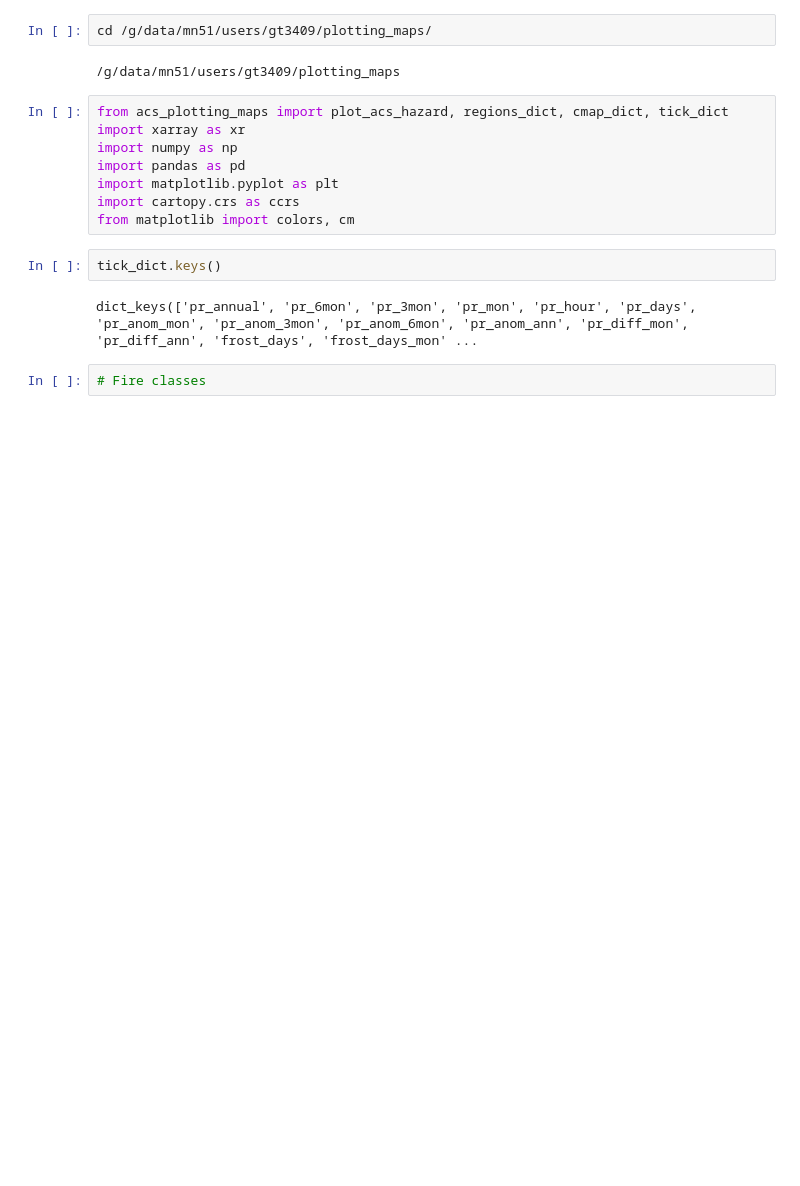
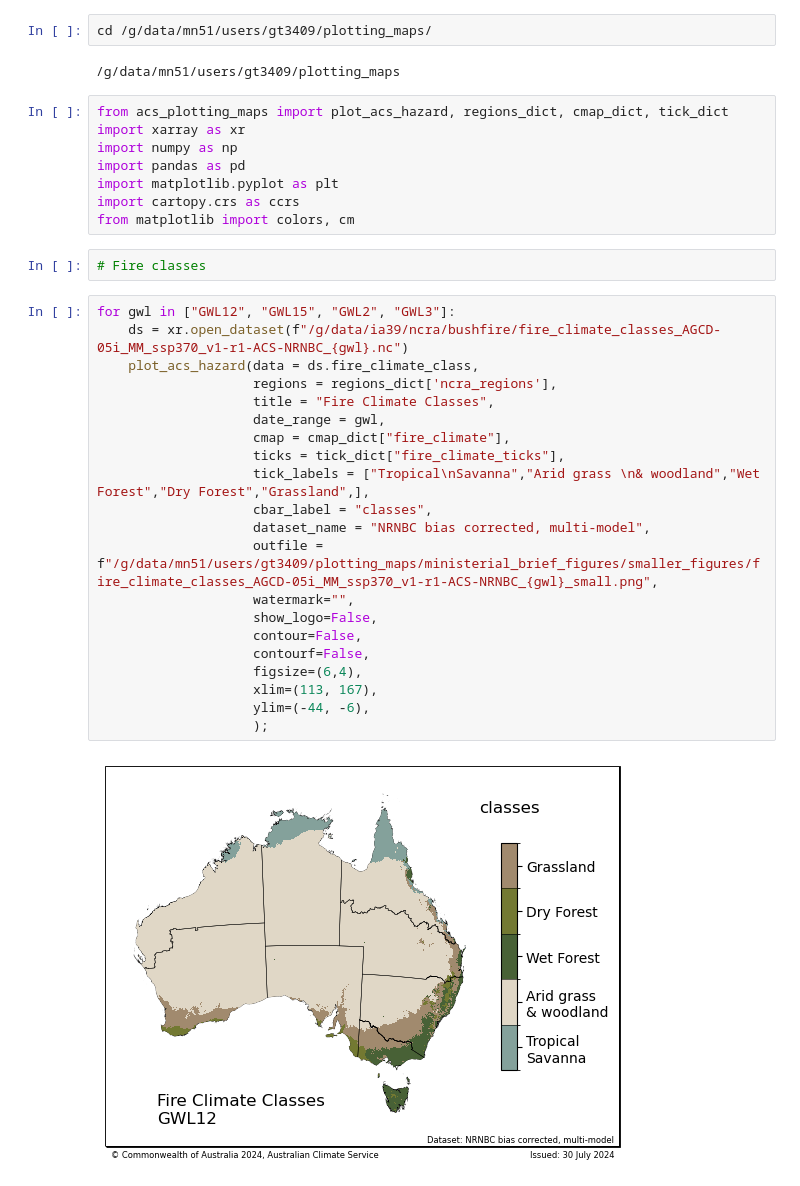
Before and after one commit to AusClimateService/plotting_maps, a Jupyter notebook: ministerial_brief.ipynb, the cells around one changed output. Saved outputs shown, nothing was run; the diff lists cells and outputs as text; blank space fills up the shorter version.

```diff
--- a/ministerial_brief.ipynb
+++ b/ministerial_brief.ipynb
@@ -10,9 +10,28 @@ import pandas as pd
 import matplotlib.pyplot as plt
 import cartopy.crs as ccrs
 from matplotlib import colors, cm
-# %%
-tick_dict.keys()
-# %% [output]
-dict_keys(['pr_annual', 'pr_6mon', 'pr_3mon', 'pr_mon', 'pr_hour', 'pr_days', 'pr_anom_mon', 'pr_anom_3mon', 'pr_anom_6mon', 'pr_anom_ann', 'pr_diff_mon', 'pr_diff_ann', 'frost_days', 'frost_days_mon' ...
 # %%
 # Fire classes
+# %%
+for gwl in ["GWL12", "GWL15", "GWL2", "GWL3"]:
+    ds = xr.open_dataset(f"/g/data/ia39/ncra/bushfire/fire_climate_classes_AGCD-05i_MM_ssp370_v1-r1-ACS-NRNBC_{gwl}.nc")
+    plot_acs_hazard(data = ds.fire_climate_class,
+                    regions = regions_dict['ncra_regions'],
+                    title = "Fire Climate Classes",
+                    date_range = gwl,
+                    cmap = cmap_dict["fire_climate"],
+                    ticks = tick_dict["fire_climate_ticks"],
+                    tick_labels = ["Tropical\nSavanna","Arid grass \n& woodland","Wet Forest","Dry Forest","Grassland",],
+                    cbar_label = "classes",
+                    dataset_name = "NRNBC bias corrected, multi-model",
+                    outfile = f"/g/data/mn51/users/gt3409/plotting_maps/ministerial_brief_figures/smaller_figures/fire_climate_classes_AGCD-05i_MM_ssp370_v1-r1-ACS-NRNBC_{gwl}_small.png",
+                    watermark="",
+                    show_logo=False,
+                    contour=False,
+                    contourf=False,
+                    figsize=(6,4),
+                    xlim=(113, 167),
+                    ylim=(-44, -6),
+                    );
+# %% [output]
+[figure, added]
```
Also changed, not shown: parts of 22 cells of this notebook.
